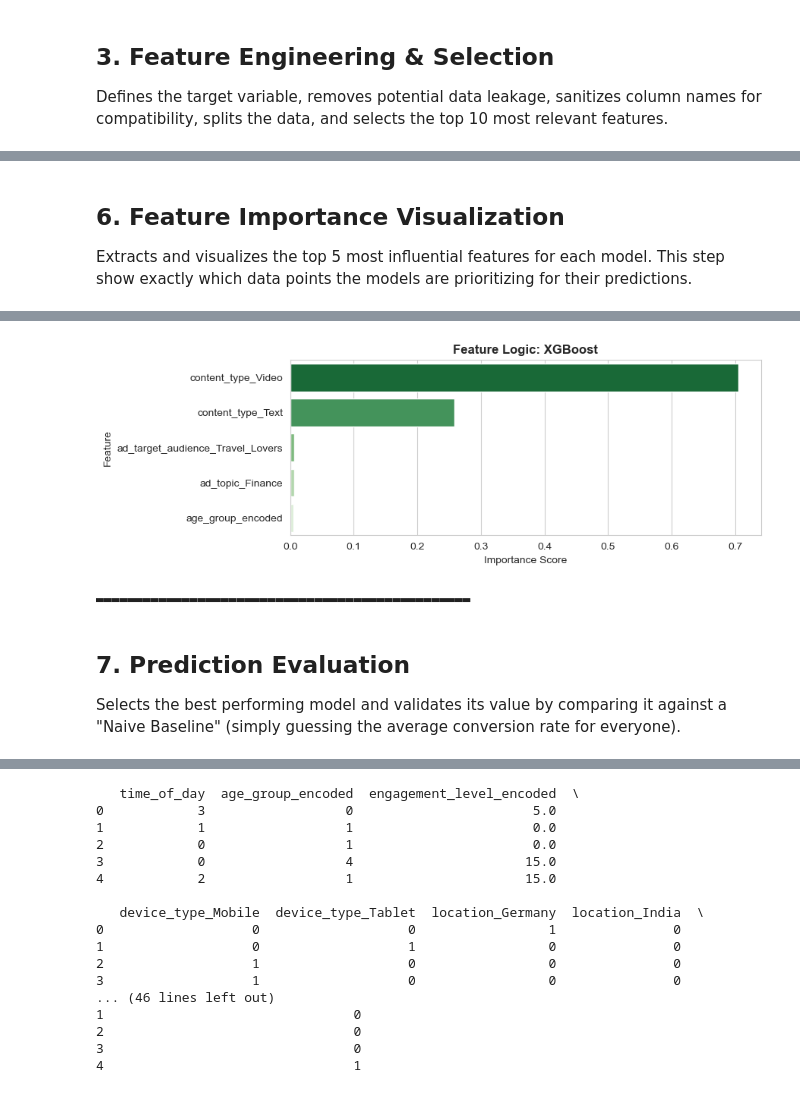
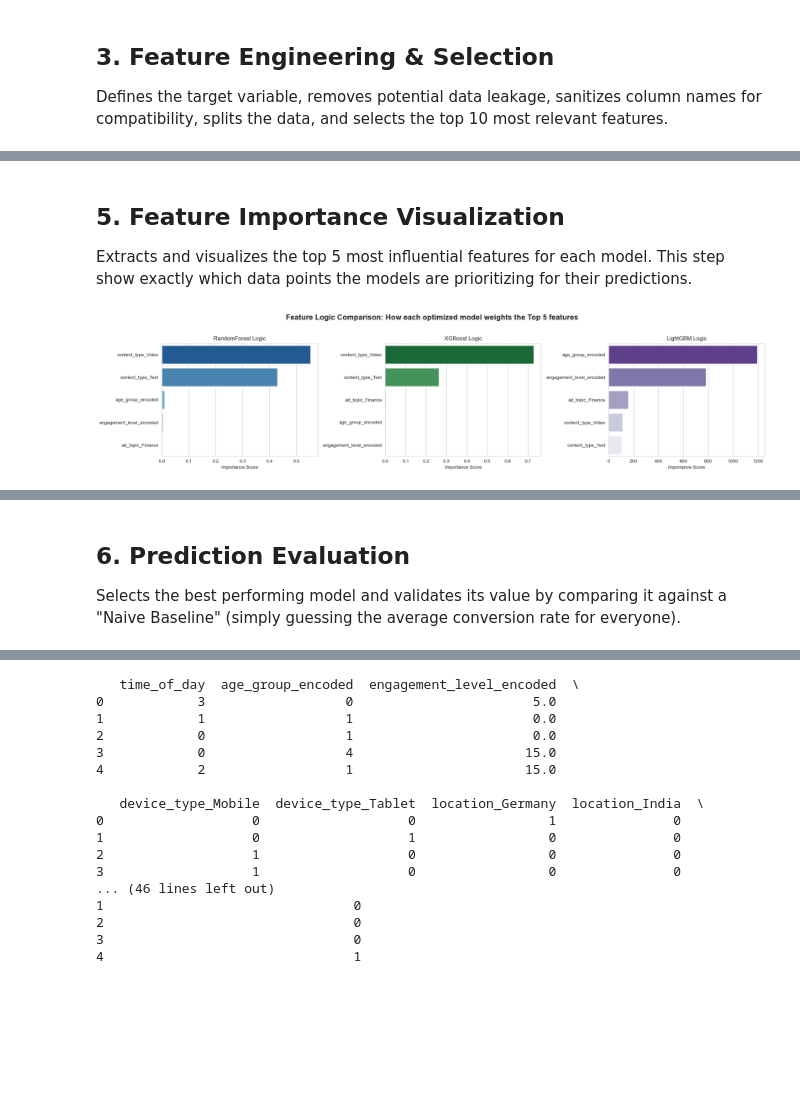
Before and after one commit to 1220823/Viralytics-Desafio-2, a Jupyter notebook: src/Model_Training/train_user_model.ipynb, the cells around one changed output, grey strips where cells are left out. Drawn from its saved outputs; the diff is of its cells as text; code cells hidden in the pictures; blank space fills up the shorter version.

```diff
--- a/src/Model_Training/train_user_model.ipynb
+++ b/src/Model_Training/train_user_model.ipynb
@@ -276,44 +195,58 @@ LightGBM        | 0.7642     | 0.7641     | -0.0001     | 0.02984      | 0.6837
 # %% [markdown]
-## 6. Feature Importance Visualization
+## 5. Feature Importance Visualization
 
 Extracts and visualizes the top 5 most influential features for each model. This step show exactly which data points the models are prioritizing for their predictions.
 # %%
-# --- VISUALIZATION OF THE WINNER ---
-if best_opt_model is not None:
-    print(f"\nTraining {best_model_name} for Visualization...")
+# Setup the Plotting Area
+fig, axes = plt.subplots(1, 3, figsize=(20, 5))
+fig.suptitle('Feature Logic Comparison: How each optimized model weights the Top 5 features', fontsize=16, fontweight='bold')
+
+color_map = {'RandomForest': 'Blues_r', 'XGBoost': 'Greens_r', 'LightGBM': 'Purples_r'}
+
+# Loop through trained_pipelines
+for i, (name, pipeline) in enumerate(trained_pipelines.items()):
 
     # Extract parts from pipeline
-    selector = best_opt_model.named_steps['selector']
-    regressor = best_opt_model.named_steps['regressor']
+    selector = pipeline.named_steps['selector']
+    regressor = pipeline.named_steps['regressor']
 
     # Get Feature Names
     selected_mask = selector.get_support()
     selected_names = X_train.columns[selected_mask]
 
-    # Extract Feature Importance
+    # Extract Importance
     if hasattr(regressor, 'feature_importances_'):
         importances = regressor.feature_importances_
 
-        # Create a clean DataFrame
         feat_df = pd.DataFrame({
             'Feature': selected_names,
             'Importance': importances
-        }).sort_values(by='Importance', ascending=False).head(5)
-
-        print(f"✅ {best_model_name} Top 5 Features:")
-        print(feat_df.to_string(index=False))
+        }).sort_values(by='Importance', ascending=False)
 
         # Plot
-        plt.figure(figsize=(8, 3))
-        # Dynamic color based on model name
-        color_map = {'RandomForest': 'Blues_r', 'XGBoost': 'Greens_r', 'LightGBM': 'Purples_r'}
-        base_color = color_map.get(best_model_name, 'viridis')
+        ax = axes[i]
+        sns.barplot(x='Importance', y='Feature', data=feat_df, palette=color_map.get(name, 'viridis'), ax=ax)
+        ax.set_title(f"{name} Logic", fontsize=12)
+        ax.set_xlabel("Importance Score")
+        ax.set_ylabel("")
+    else:
+        axes[i].text(0.5, 0.5, f"{name}\nNo Importance Data", ha='center')
 
-        sns.barplot(x='Importance', y='Feature', data=feat_df, palette=base_color)
-        plt.title(f'Feature Logic: {best_model_name}', fontsize=12, fontweight='bold')
-        plt.xlabel('Importance Score')
-        plt.show()
-        print("▬▬▬▬▬▬▬▬▬▬▬▬▬▬▬▬▬▬▬▬▬▬▬▬▬▬▬▬▬▬▬▬▬▬▬▬▬▬▬▬▬▬▬▬▬▬▬▬")
-    else:
-        print(f"⚠️ Model {best_model_name} does not support feature importance.")
+plt.tight_layout(rect=[0, 0.03, 1, 0.95])
+plt.show()
+
+# Print text versions
+print("\n📝 DETAILED FEATURE RANKING PER MODEL:")
+print("-" * 60)
+for name, pipeline in trained_pipelines.items():
+    selector = pipeline.named_steps['selector']
+    regressor = pipeline.named_steps['regressor']
+    selected_names = X_train.columns[selector.get_support()]
+
+    if hasattr(regressor, 'feature_importances_'):
+        importances = regressor.feature_importances_
+        feat_df = pd.DataFrame({'Feature': selected_names, 'Importance': importances}).sort_values(by='Importance', ascending=False)
+        print(f"\n✅ {name} Ranking:")
+        print(feat_df.to_string(index=False))
 # %% [output]
+[figure, new version]
@@ -328,7 +270,5 @@ ad_target_audience_Travel_Lovers    0.006696
-[figure, old version]
-▬▬▬▬▬▬▬▬▬▬▬▬▬▬▬▬▬▬▬▬▬▬▬▬▬▬▬▬▬▬▬▬▬▬▬▬▬▬▬▬▬▬▬▬▬▬▬▬
 # %% [markdown]
-## 7. Prediction Evaluation
+## 6. Prediction Evaluation
 
 Selects the best performing model and validates its value by comparing it against a "Naive Baseline" (simply guessing the average conversion rate for everyone).
 # %%
```
Also changed, not shown: parts of 11 cells of this notebook, 19 other files.
